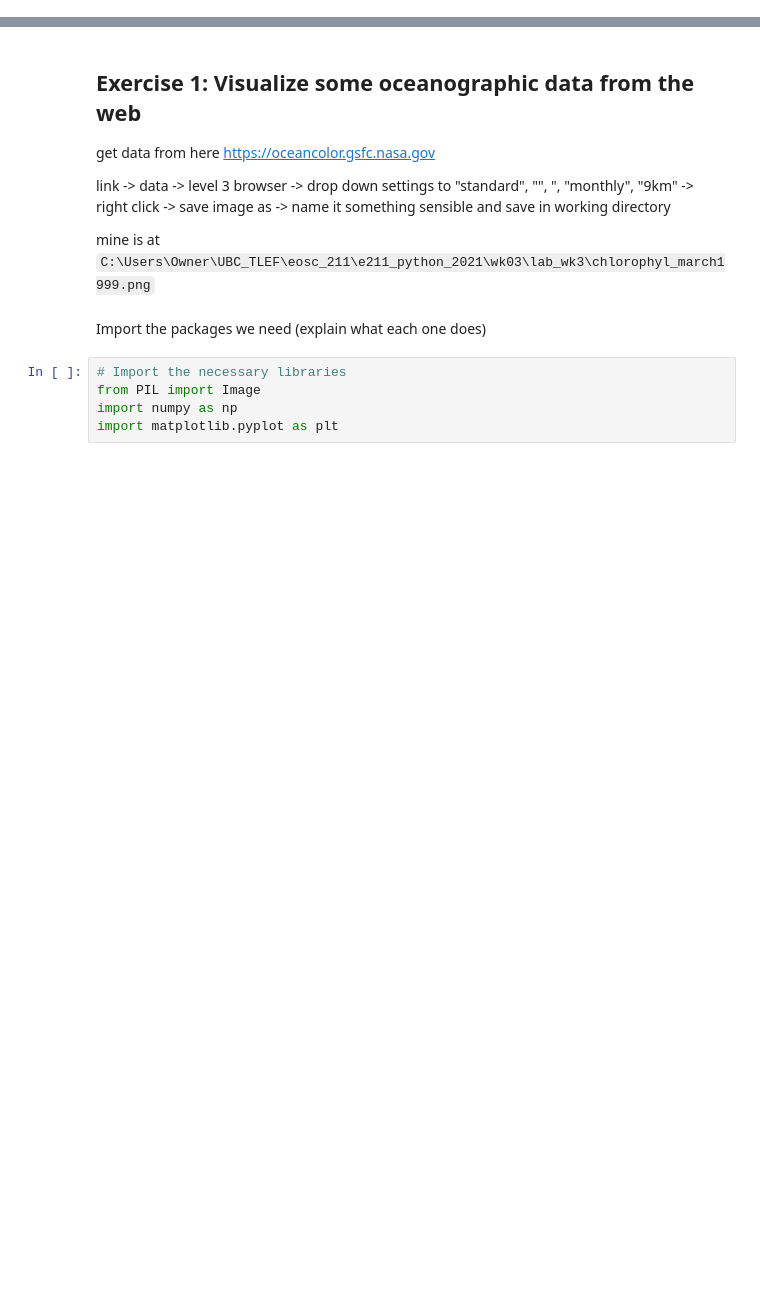
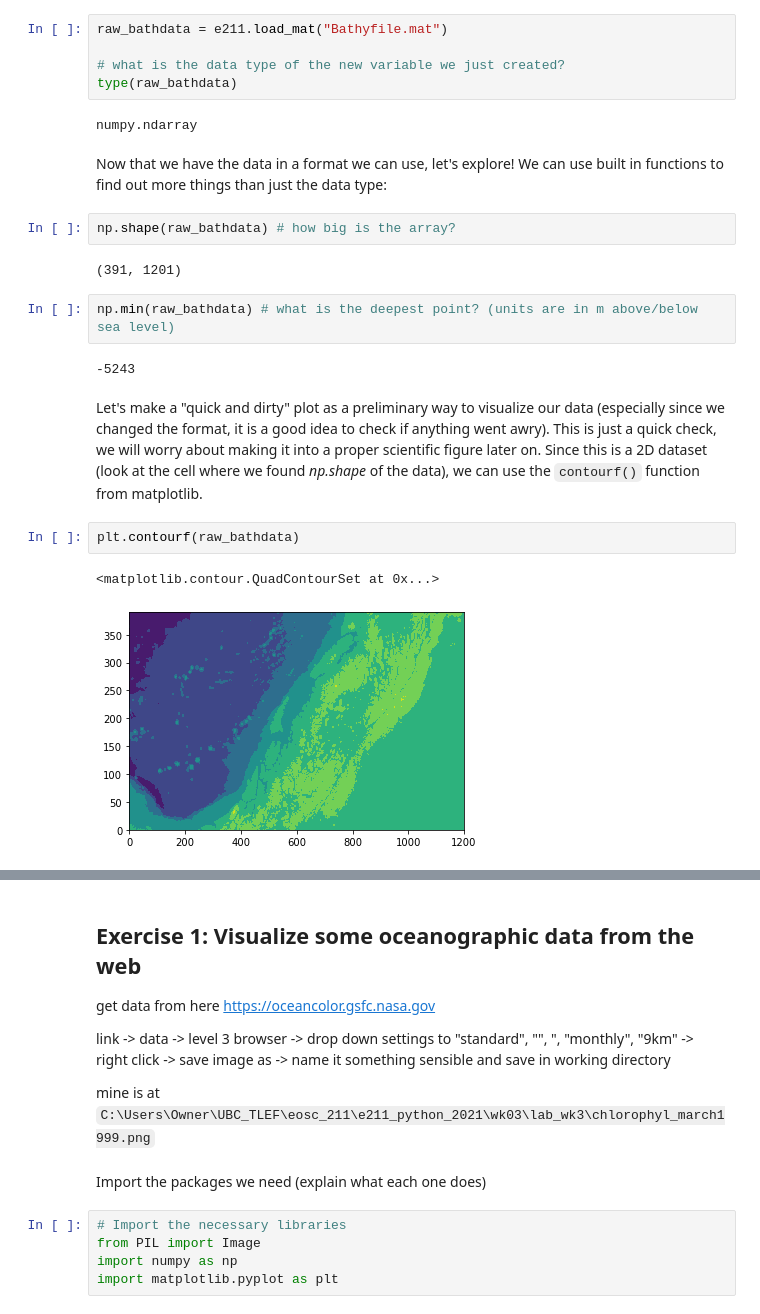
Before and after one commit to AndrewLoeppky/eosc211_students, a Jupyter notebook: e211_python_2021/wk03/lab_wk3/lab_week3.ipynb, the cells around one changed output, grey strips where cells are left out. Cells and saved outputs as stored; diff of their text form; blank space fills up the shorter version.

```diff
--- a/e211_python_2021/wk03/lab_wk3/lab_week3.ipynb
+++ b/e211_python_2021/wk03/lab_wk3/lab_week3.ipynb
@@ -19,0 +56,24 @@
+# %%
+raw_bathdata = e211.load_mat("Bathyfile.mat")
+
+# what is the data type of the new variable we just created?
+type(raw_bathdata)
+# %% [output]
+numpy.ndarray
+# %% [markdown]
+Now that we have the data in a format we can use, let's explore! We can use built in functions to find out more things than just the data type:
+# %%
+np.shape(raw_bathdata) # how big is the array?
+# %% [output]
+(391, 1201)
+# %%
+np.min(raw_bathdata) # what is the deepest point? (units are in m above/below sea level)
+# %% [output]
+-5243
+# %% [markdown]
+Let's make a "quick and dirty" plot as a preliminary way to visualize our data (especially since we changed the format, it is a good idea to check if anything went awry). This is just a quick check, we will worry about making it into a proper scientific figure later on. Since this is a 2D dataset (look at the cell where we found *np.shape* of the data), we can use the `contourf()` function from matplotlib.
+# %%
+plt.contourf(raw_bathdata)
+# %% [output]
+<matplotlib.contour.QuadContourSet at 0x...>
+[figure, added]
```
Also changed, not shown: parts of 21 cells of this notebook, 4 other files.
